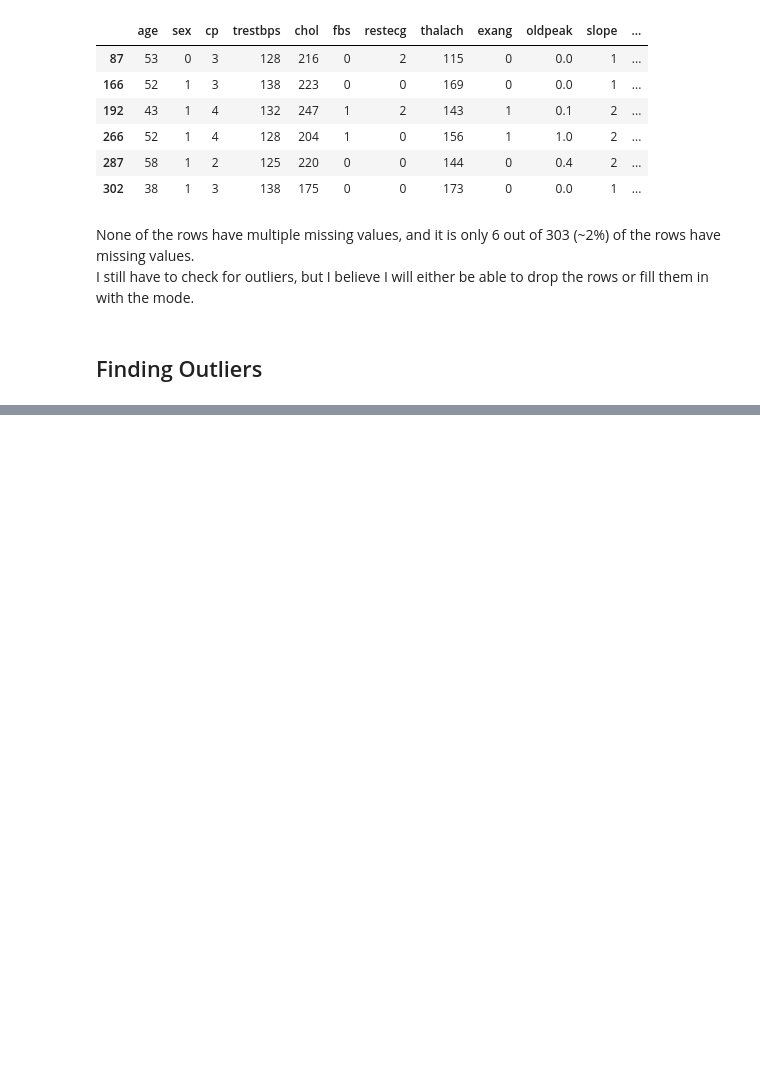
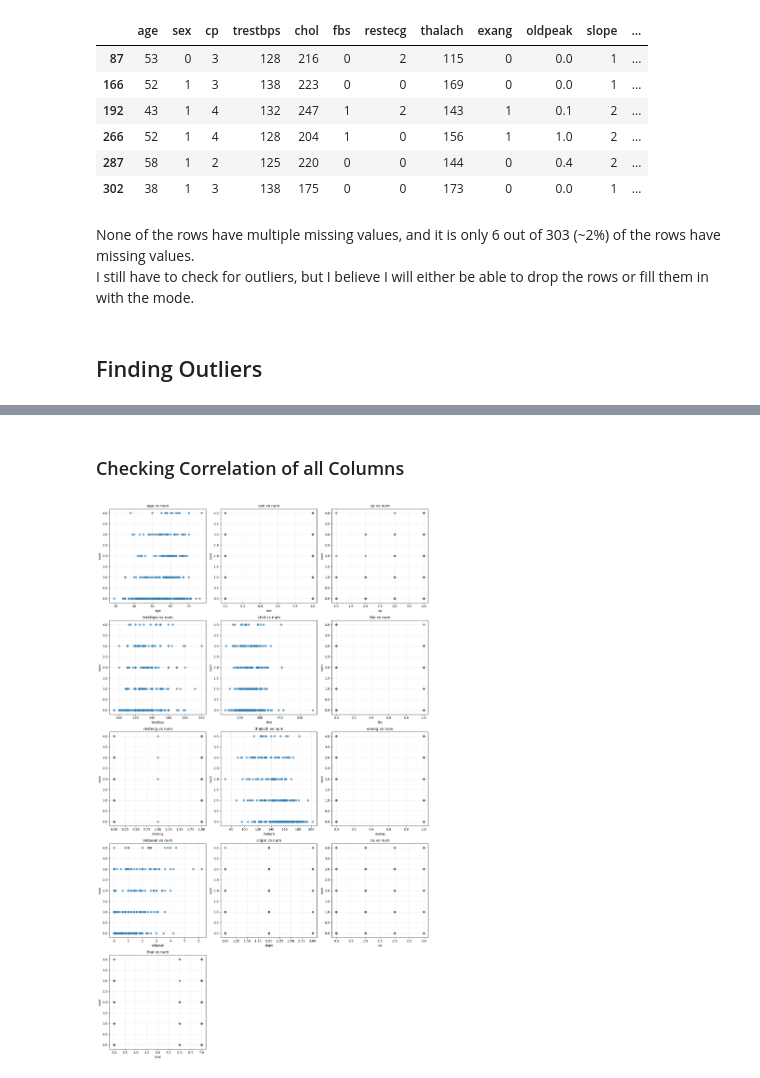
Before and after one commit to luis-jmtz/Heart_Disease_ML_Model_Comparison, a Jupyter notebook: data_cleaning_and_eda.ipynb, the cells around one changed output, grey strips where cells are left out. Saved outputs shown, nothing was run; the diff lists cells and outputs as text; code cells hidden in the pictures; blank space fills up the shorter version.

```diff
--- a/data_cleaning_and_eda.ipynb
+++ b/data_cleaning_and_eda.ipynb
@@ -216,0 +283,26 @@ My initial guess is that all of the outliers correlate to the presence of heat d
+# %% [markdown]
+### Checking Correlation of all Columns
+# %%
+n_cols = 3
+n_rows = (len(feature_columns) + n_cols - 1) // n_cols
+
+fig, axes = plt.subplots(n_rows, n_cols, figsize=(15, 5*n_rows))
+axes = axes.flatten()  # Flatten for easy indexing
+
+for i, col in enumerate(feature_columns):
+    clean_data = df[[col, "num"]].dropna()
+
+    axes[i].scatter(clean_data[col], clean_data["num"], alpha=0.6)
+    axes[i].set_xlabel(col)
+    axes[i].set_ylabel("num")
+    axes[i].set_title(f'{col} vs num')
+    axes[i].grid(True, alpha=0.3)
+
+# Hides unused subplots
+for j in range(i+1, len(axes)):
+    axes[j].set_visible(False)
+
+plt.tight_layout()
+plt.show()
+# %% [output]
+[figure, added]
```
Also changed, not shown: parts of 11 cells of this notebook.
